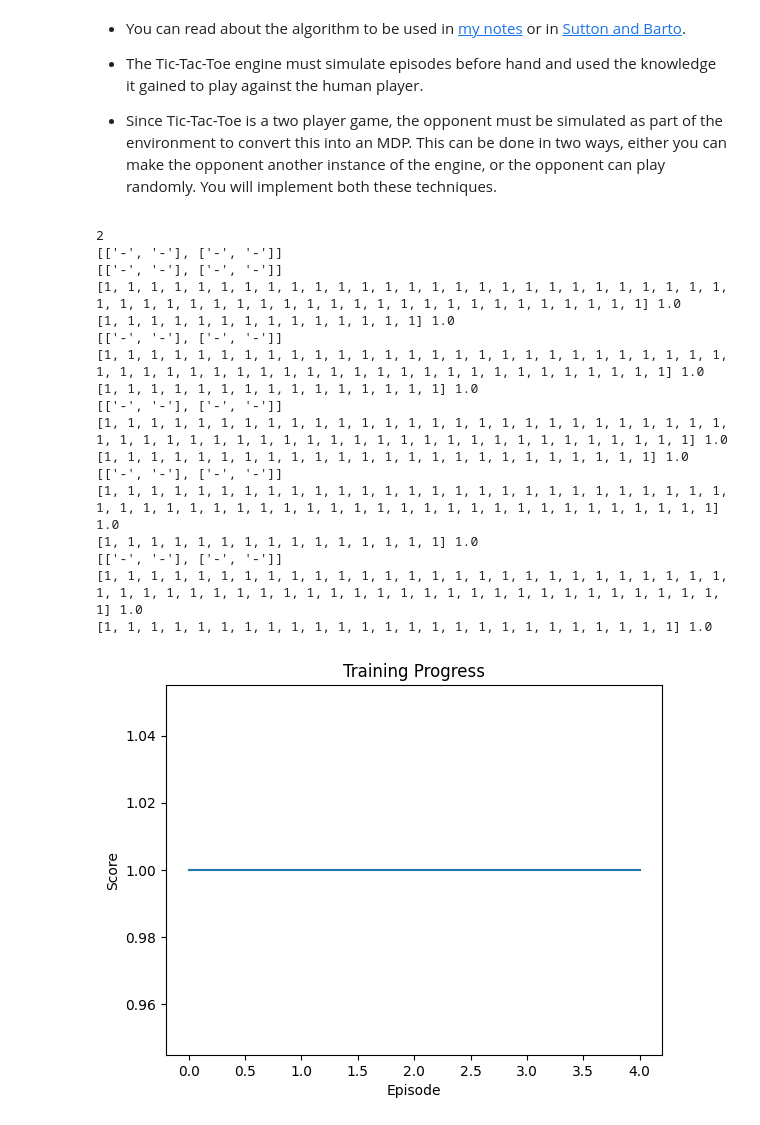
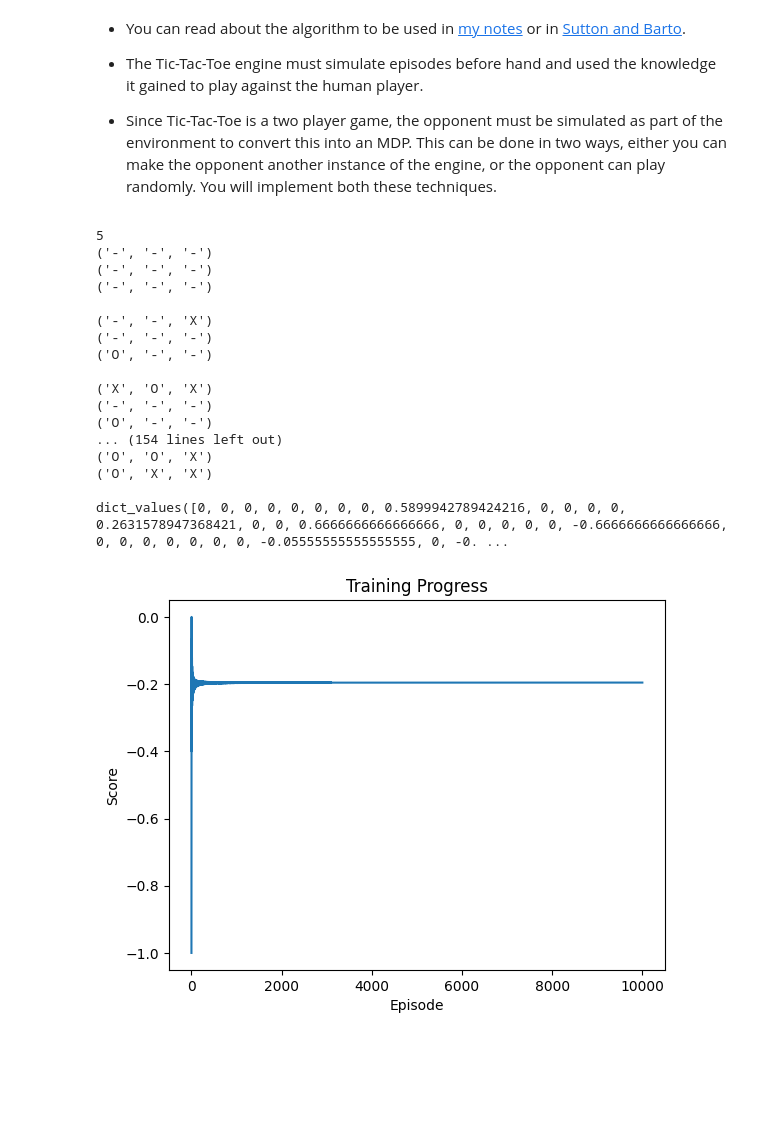
Before and after one commit to K1ngPat/Reinforcement-Learning-SoC, a Jupyter notebook: Week2/part2b.ipynb, the cells around one changed output. Drawn from its saved outputs; the diff is of its cells as text; code cells hidden in the pictures; blank space fills up the shorter version.

```diff
--- a/Week2/part2b.ipynb
+++ b/Week2/part2b.ipynb
@@ -20,7 +20,7 @@ class TicTacToe:
         self.humans = []
         self.mode = mode  # -1: train, 0: human (X), 1: human (O)
         self.current_player = 'X'
-        self.score = 0
+        self.G = 0
 
     def is_full(self, board):
         for row in board:
@@ -59,12 +59,12 @@ class TicTacToe:
             if self.evaluate(self.board) != 0 or self.is_full(self.board):
                 break
             current_player = 'O' if current_player == 'X' else 'X'
-        score = self.evaluate(self.board)
-        self.score = score
+        G = self.evaluate(self.board)
+        self.G = G
         for player in self.players:
-            player.score = score
+            player.G = G
         self.reset()
-        return score
+        return G
 
     def play_human(self):
         current_player = 'X'
@@ -94,12 +94,12 @@ class TicTacToe:
             if self.evaluate(self.board) != 0 or self.is_full(self.board):
                 break
             current_player = 'O' if current_player == 'X' else 'X'
-        score = self.evaluate(self.board)
-        self.score = score
+        G = self.evaluate(self.board)
+        self.G = G
         for player in self.players:
-            player.score = score
+            player.G = G
         self.reset()
-        return score
+        return G
 
     def play(self):
         if self.mode == -1:
@@ -125,7 +125,7 @@ class TicTacToeRandom:
     def __init__(self, n):
         self.board = [['-' for _ in range(n)] for _ in range(n)]
         self.n = len(self.board)
-        self.score = 0
+        self.G = 0
 
     def find_move(self, board):
         self.board = board
@@ -211,45 +234,44 @@ class TicTacToeEngine:
 # %%
 import matplotlib.pyplot as plt
 
-n = 2
-episodes = 5
-eps = 0.01
+n = 3
+episodes = 10000
+eps = 0.3
 
 '''
 Training by playing against itself
 '''
 
 engine_self_play = TicTacToeEngine(n, eps)
 
 players = [engine_self_play, TicTacToeRandom(n)]
 game = TicTacToe(n, players)
-scores_avg = []
+G_avg = []
 for i in range(episodes):
-    scores_avg.append((sum(scores_avg) + game.train() + 1) /
-                      (len(scores_avg) + 1))
+    G_avg.append((sum(G_avg) + game.train()) / (len(G_avg) + 1))
 
 # Plot the scores
-plt.plot([score_avg - 1 for score_avg in scores_avg])
+plt.plot([score_avg for score_avg in G_avg])
 plt.xlabel('Episode')
 plt.ylabel('Score')
 plt.title('Training Progress')
 plt.show()
 # %% [output]
-2
-[['-', '-'], ['-', '-']]
-[['-', '-'], ['-', '-']]
-[1, 1, 1, 1, 1, 1, 1, 1, 1, 1, 1, 1, 1, 1, 1, 1, 1, 1, 1, 1, 1, 1, 1, 1, 1, 1, 1, 1, 1, 1, 1, 1, 1, 1, 1, 1, 1, 1, 1, 1, 1, 1, 1, 1, 1, 1, 1, 1, 1, 1, 1] 1.0
-[1, 1, 1, 1, 1, 1, 1, 1, 1, 1, 1, 1, 1, 1] 1.0
-[['-', '-'], ['-', '-']]
-[1, 1, 1, 1, 1, 1, 1, 1, 1, 1, 1, 1, 1, 1, 1, 1, 1, 1, 1, 1, 1, 1, 1, 1, 1, 1, 1, 1, 1, 1, 1, 1, 1, 1, 1, 1, 1, 1, 1, 1, 1, 1, 1, 1, 1, 1, 1, 1, 1, 1, 1, 1] 1.0
-[1, 1, 1, 1, 1, 1, 1, 1, 1, 1, 1, 1, 1, 1, 1] 1.0
-[['-', '-'], ['-', '-']]
-[1, 1, 1, 1, 1, 1, 1, 1, 1, 1, 1, 1, 1, 1, 1, 1, 1, 1, 1, 1, 1, 1, 1, 1, 1, 1, 1, 1, 1, 1, 1, 1, 1, 1, 1, 1, 1, 1, 1, 1, 1, 1, 1, 1, 1, 1, 1, 1, 1, 1, 1, 1, 1] 1.0
-[1, 1, 1, 1, 1, 1, 1, 1, 1, 1, 1, 1, 1, 1, 1, 1, 1, 1, 1, 1, 1, 1, 1, 1] 1.0
-[['-', '-'], ['-', '-']]
-[1, 1, 1, 1, 1, 1, 1, 1, 1, 1, 1, 1, 1, 1, 1, 1, 1, 1, 1, 1, 1, 1, 1, 1, 1, 1, 1, 1, 1, 1, 1, 1, 1, 1, 1, 1, 1, 1, 1, 1, 1, 1, 1, 1, 1, 1, 1, 1, 1, 1, 1, 1, 1, 1] 1.0
-[1, 1, 1, 1, 1, 1, 1, 1, 1, 1, 1, 1, 1, 1, 1] 1.0
-[['-', '-'], ['-', '-']]
-[1, 1, 1, 1, 1, 1, 1, 1, 1, 1, 1, 1, 1, 1, 1, 1, 1, 1, 1, 1, 1, 1, 1, 1, 1, 1, 1, 1, 1, 1, 1, 1, 1, 1, 1, 1, 1, 1, 1, 1, 1, 1, 1, 1, 1, 1, 1, 1, 1, 1, 1, 1, 1, 1, 1] 1.0
-[1, 1, 1, 1, 1, 1, 1, 1, 1, 1, 1, 1, 1, 1, 1, 1, 1, 1, 1, 1, 1, 1, 1, 1, 1] 1.0
+5
+('-', '-', '-')
+('-', '-', '-')
+('-', '-', '-')
+
+('-', '-', 'X')
+('-', '-', '-')
+('O', '-', '-')
+
+('X', 'O', 'X')
+('-', '-', '-')
+('O', '-', '-')
+... (154 lines left out)
+('O', 'O', 'X')
+('O', 'X', 'X')
+
+dict_values([0, 0, 0, 0, 0, 0, 0, 0, 0.5899942789424216, 0, 0, 0, 0, 0.2631578947368421, 0, 0, 0.6666666666666666, 0, 0, 0, 0, 0, -0.6666666666666666, 0, 0, 0, 0, 0, 0, 0, -0.05555555555555555, 0, -0. ...
-[figure, old version]
+[figure, new version]
```
Also changed, not shown: parts of 1 cell of this notebook.
